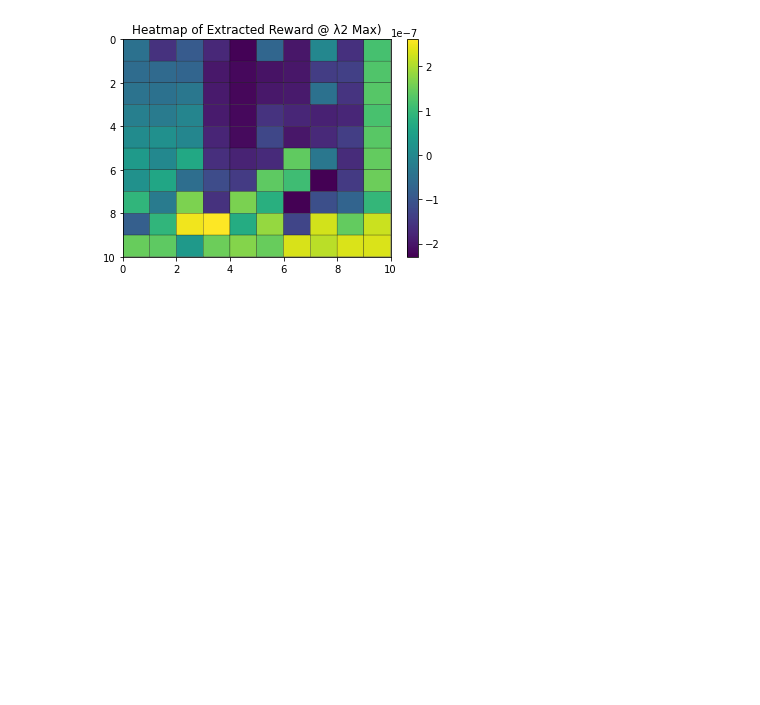
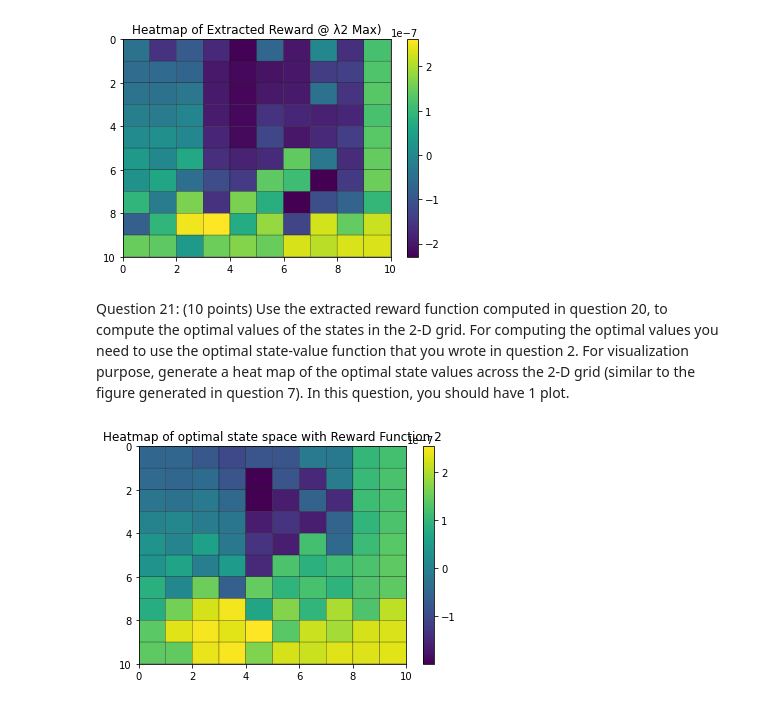
Before and after one commit to morgworth/ece232_team, a Jupyter notebook: Project 3/Project3_Swetha.ipynb, the cells around one changed output. Drawn from its saved outputs; the diff is of its cells as text; code cells hidden in the pictures; blank space fills up the shorter version.

```diff
--- a/Project 3/Project3_Swetha.ipynb
+++ b/Project 3/Project3_Swetha.ipynb
@@ -555,3 +581,22 @@ plt.show()
 # %% [markdown]
 Question 18: (30 points) Sweep λ from 0 to 5 to get 500 evenly spaced values for λ. For each value of λ compute OA(s) by following the process described above. For this problem, use the optimal policy of the agent found in question 8 to fill in the OE(s) values. Then use equation 3 to compute the accuracy of the IRL algorithm for this value of λ. You need to repeat the above process for all 500 values of λ to get 500 data points. Plot λ (x-axis) against Accuracy (y-axis). In this question, you should have 1 plot.
+# %%
+maximum = [1,10]
+lambdas_list = np.arange(0,5.01,0.01)
+all_accuracies = []
+ind = 0
+while(ind < 1):
+    accuracy_list = []
+    for i, lam in enumerate(lambdas_list):
+        c, D, b = make_D_matrix(o_e, p, 1, gamma, lam, maximum)
+        solvers.options['show_progress'] = False
+        irl_solve = solvers.lp(matrix(c), matrix(D), matrix(b))
+        R_pred = np.array(irl_solve['x'][:100])
+        _, policy_pred = find_policy_irl(state_space, R_pred, P_up, P_down, P_left, P_right, w, gamma, epsilon)
+
+        #Solve for accuracy
+        best_acc = np.sum(arrows2 == policy_pred)/policy_pred.size
+        accuracy_list.append(best_acc)
+    all_accuracies.append(accuracy_list)
+    ind = ind + 1
 # %%
@@ -565,9 +610,9 @@ Text(0.5, 1.0, 'Lambda λ vs Accuracy--Optimal Expert Agent w/Reward Function 2'
 # %% [markdown]
 Question 19: (5 points) Use the plot in question 18 to compute the value of $λ$ for which accuracy is maximum. For future reference we will denote this value as $λ_{max}$. Please report $λ_{max}$
 # %%
-acc_max2 = np.argmax(all_accuracies[1])
+acc_max2 = np.argmax(all_accuracies[0])
 lambda_max2 = lambdas_list[acc_max2]
-print('Max 2 Accuracy:', all_accuracies[1][acc_max2])
+print('Max 2 Accuracy:', all_accuracies[0][acc_max2])
 print('Max Lambda 2 Value:', lambda_max2)
 # %% [output]
 Max 2 Accuracy: 0.79
@@ -594,3 +639,15 @@ plt.show()
 # %% [output]
 [figure]
 [figure]
+# %% [markdown]
+Question 21: (10 points) Use the extracted reward function computed in question 20, to compute the optimal values of the states in the 2-D grid. For computing the optimal values you need to use the optimal state-value function that you wrote in question 2. For visualization purpose, generate a heat map of the optimal state values across the 2-D grid (similar to the figure generated in question 7). In this question, you should have 1 plot.
+# %%
+state, steps, _, _, _, _, _ = value_iteration(state_space,r_extracted,P_up,P_down,P_left,P_right,w,gamma,epsilon)
+
+plt.pcolor(state,edgecolors='black')
+plt.gca().invert_yaxis()
+plt.colorbar()
+plt.title("Heatmap of optimal state space with Reward Function 2")
+plt.show()
+# %% [output]
+[figure, added]
```
Also changed, not shown: parts of 19 cells of this notebook.
